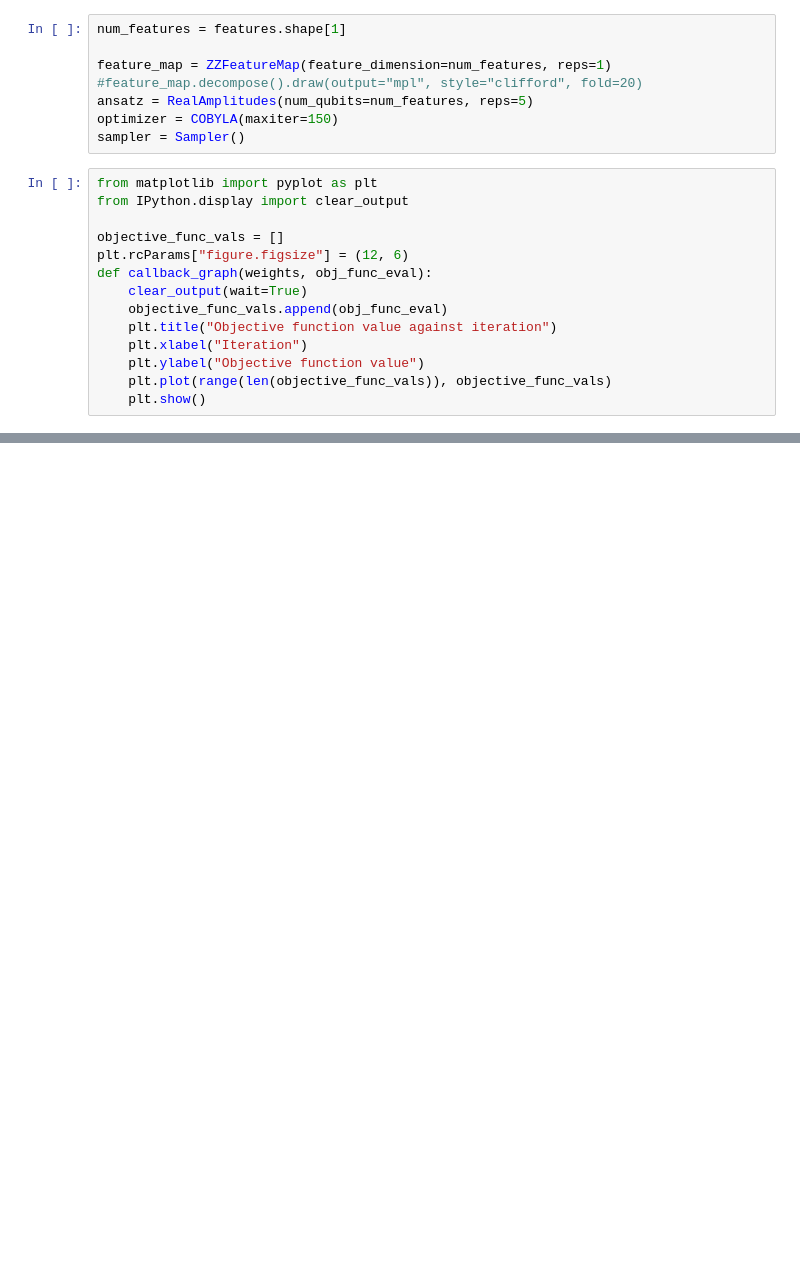
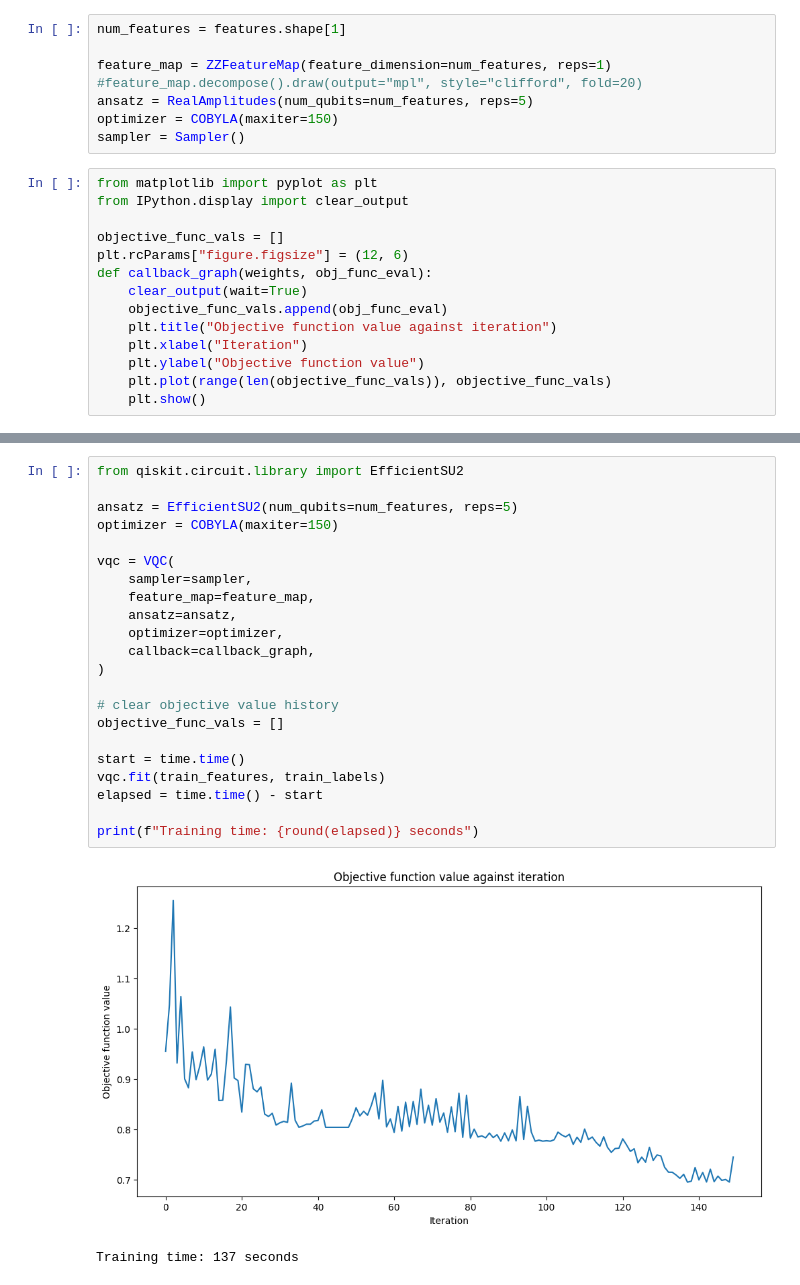
Before and after one commit to Qusid/QuantumMachineLearning, a Jupyter notebook: Main.ipynb, the cells around one changed output, grey strips where cells are left out. Drawn from its saved outputs; the diff is of its cells as text; blank space fills up the shorter version.

```diff
--- a/Main.ipynb
+++ b/Main.ipynb
@@ -357,0 +326,25 @@ Classical SVC on the test dataset f1:     0.51
+# %%
+from qiskit.circuit.library import EfficientSU2
+
+ansatz = EfficientSU2(num_qubits=num_features, reps=5)
+optimizer = COBYLA(maxiter=150)
+
+vqc = VQC(
+    sampler=sampler,
+    feature_map=feature_map,
+    ansatz=ansatz,
+    optimizer=optimizer,
+    callback=callback_graph,
+)
+
+# clear objective value history
+objective_func_vals = []
+
+start = time.time()
+vqc.fit(train_features, train_labels)
+elapsed = time.time() - start
+
+print(f"Training time: {round(elapsed)} seconds")
+# %% [output]
+[figure, added]
+Training time: 137 seconds
```
Also changed, not shown: parts of 22 cells of this notebook.
